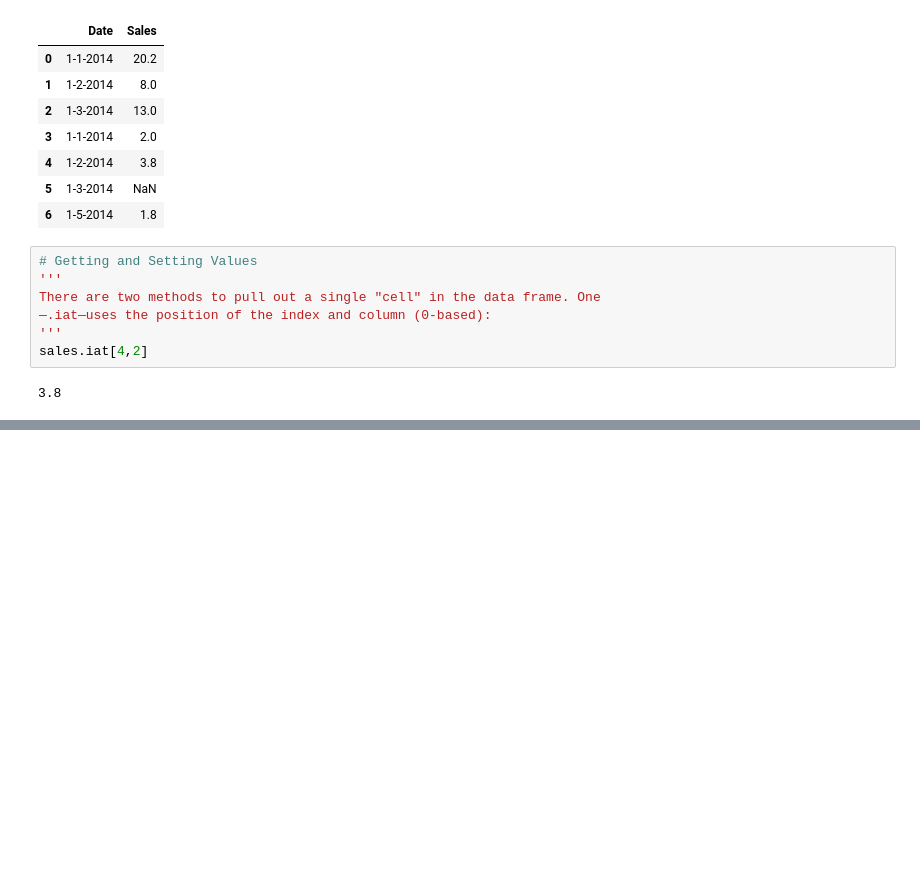
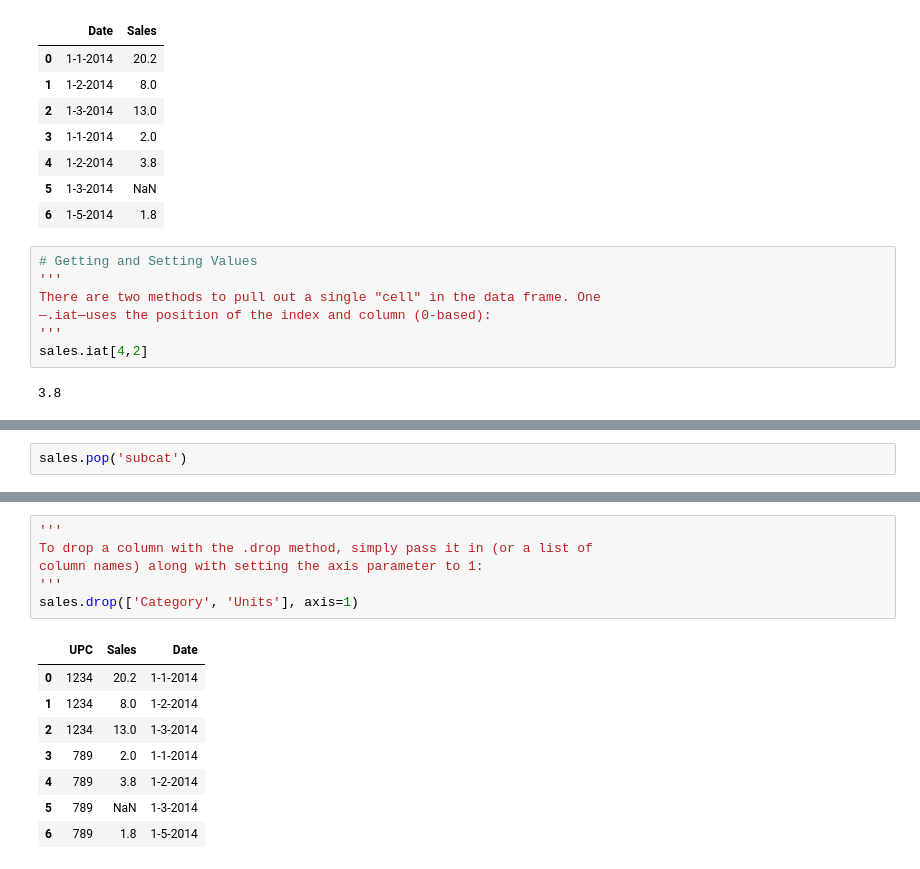
Before and after one commit to owaisahmad315/pandas, a Jupyter notebook: Data_Frame_Methods.ipynb, the cells around one changed output, grey strips where cells are left out. Drawn from its saved outputs; the diff is of its cells as text; blank space fills up the shorter version.

```diff
--- a/Data_Frame_Methods.ipynb
+++ b/Data_Frame_Methods.ipynb
@@ -282,0 +345,2 @@ sales.iat[4,2]
+# %%
+sales.pop('subcat')
@@ -282,0 +367,15 @@ sales.iat[4,2]
+# %%
+'''
+To drop a column with the .drop method, simply pass it in (or a list of
+column names) along with setting the axis parameter to 1:
+'''
+sales.drop(['Category', 'Units'], axis=1)
+# %% [output]
+|  | UPC | Sales | Date |
+| 0 | 1234 | 20.2 | 1-1-2014 |
+| 1 | 1234 | 8.0 | 1-2-2014 |
+| 2 | 1234 | 13.0 | 1-3-2014 |
+| 3 | 789 | 2.0 | 1-1-2014 |
+| 4 | 789 | 3.8 | 1-2-2014 |
+| 5 | 789 | NaN | 1-3-2014 |
+| 6 | 789 | 1.8 | 1-5-2014 |
```
Also changed, not shown: parts of 11 cells of this notebook.
